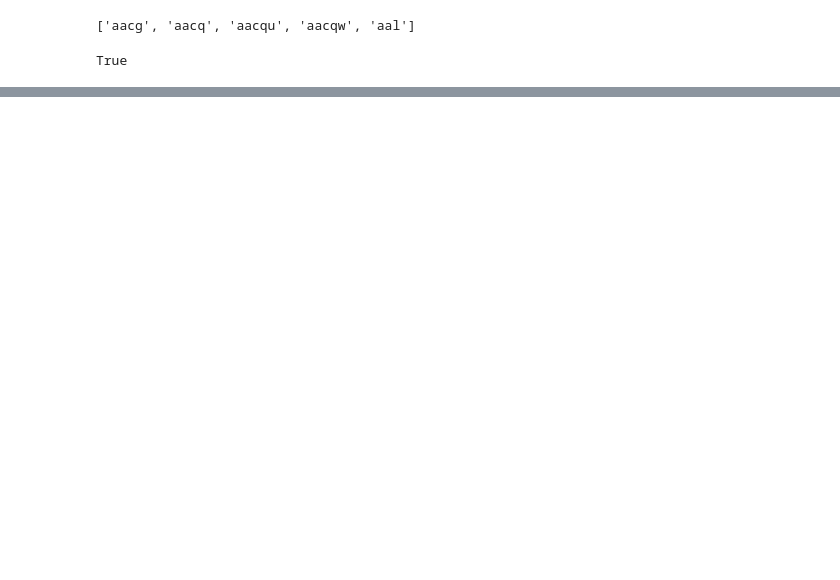
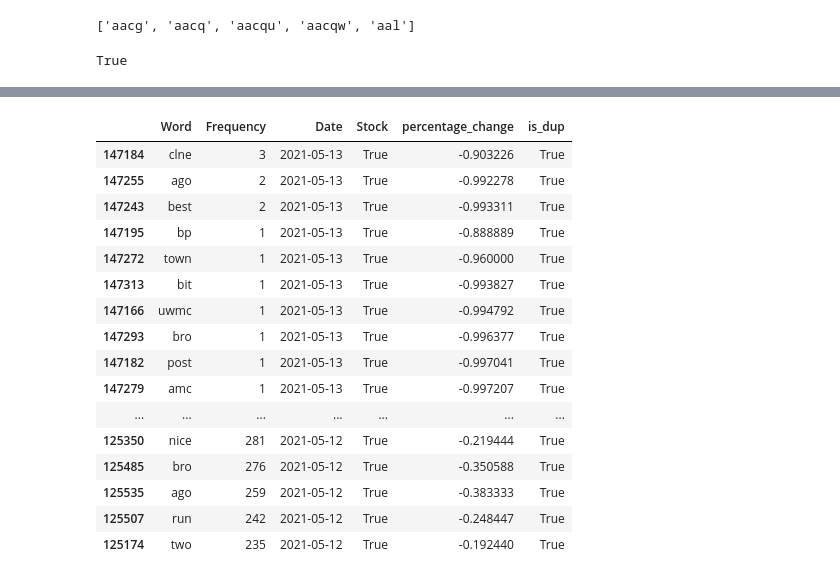
Before and after one commit to jbell1991/reddit-scraping, a Jupyter notebook: data-analysis.ipynb, the cells around one changed output, grey strips where cells are left out. Saved outputs shown, nothing was run; the diff lists cells and outputs as text; code cells hidden in the pictures; blank space fills up the shorter version.

Commit message:
calculating percent changes

```diff
--- a/data-analysis.ipynb
+++ b/data-analysis.ipynb
@@ -460,0 +466,3 @@ comment_freq[comment_freq['Stock'] == True].sort_values(by=['Date', 'Frequency']
+# %%
+stock_freq = comment_freq[comment_freq['Stock'] == True].sort_values(by=['Word', 'Date'], ascending=True)
+stock_freq.head()
@@ -460,0 +476,15 @@ comment_freq[comment_freq['Stock'] == True].sort_values(by=['Date', 'Frequency']
+# %%
+stock_freq['percentage_change'] = (stock_freq['Frequency'] /
+                                           stock_freq['Frequency'].shift(1)) - 1
+# %%
+l = []
+def is_dup(x):
+    if x in l:
+        return True
+    else:
+        l.append(x)
+        return False
+
+stock_freq['is_dup'] = stock_freq['Word'].apply(lambda x: is_dup(x))
+
+stock_freq.head()
@@ -460,0 +498,21 @@ comment_freq[comment_freq['Stock'] == True].sort_values(by=['Date', 'Frequency']
+# %%
+stock_freq[stock_freq['is_dup'] == True].sort_values(by=['Date', 'Frequency', 'percentage_change'],
+                                                    ascending=False).head(50)
+# %% [output]
+|  | Word | Frequency | Date | Stock | percentage_change | is_dup |
+| 147184 | clne | 3 | 2021-05-13 | True | -0.903226 | True |
+| 147255 | ago | 2 | 2021-05-13 | True | -0.992278 | True |
+| 147243 | best | 2 | 2021-05-13 | True | -0.993311 | True |
+| 147195 | bp | 1 | 2021-05-13 | True | -0.888889 | True |
+| 147272 | town | 1 | 2021-05-13 | True | -0.960000 | True |
+| 147313 | bit | 1 | 2021-05-13 | True | -0.993827 | True |
+| 147166 | uwmc | 1 | 2021-05-13 | True | -0.994792 | True |
+| 147293 | bro | 1 | 2021-05-13 | True | -0.996377 | True |
+| 147182 | post | 1 | 2021-05-13 | True | -0.997041 | True |
+| 147279 | amc | 1 | 2021-05-13 | True | -0.997207 | True |
+| ... | ... | ... | ... | ... | ... | ... |
+| 125350 | nice | 281 | 2021-05-12 | True | -0.219444 | True |
+| 125485 | bro | 276 | 2021-05-12 | True | -0.350588 | True |
+| 125535 | ago | 259 | 2021-05-12 | True | -0.383333 | True |
+| 125507 | run | 242 | 2021-05-12 | True | -0.248447 | True |
+| 125174 | two | 235 | 2021-05-12 | True | -0.192440 | True |
```
Also changed, not shown: parts of 24 cells of this notebook, 3 other files.
